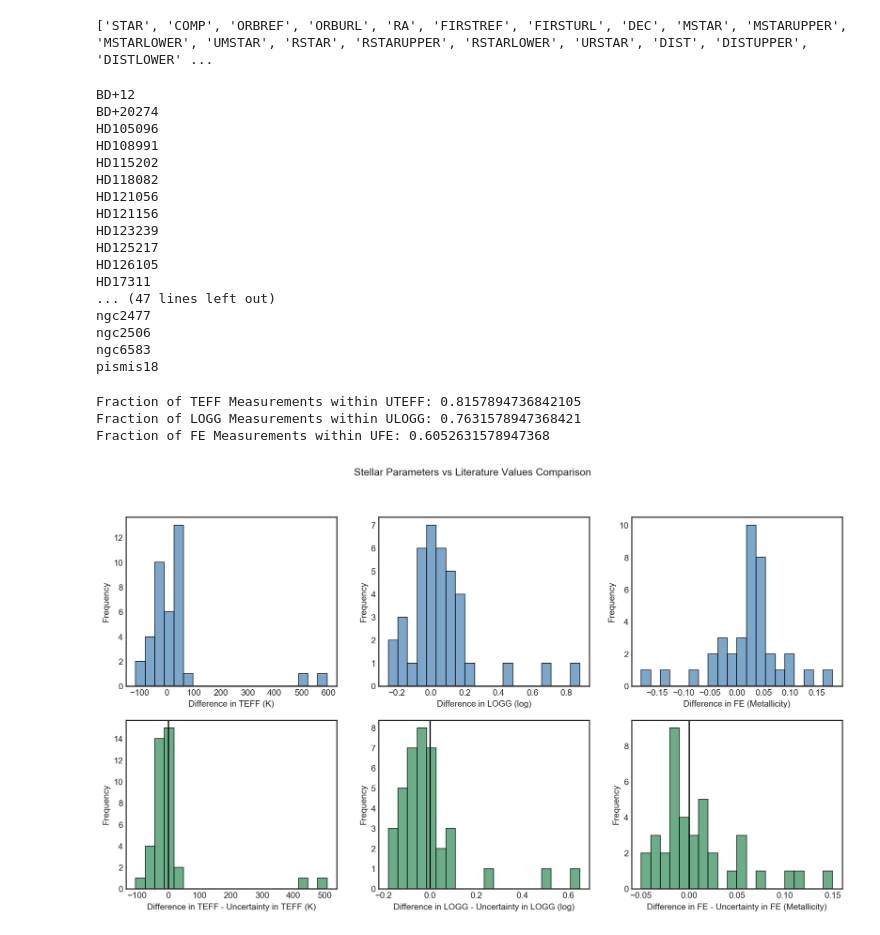
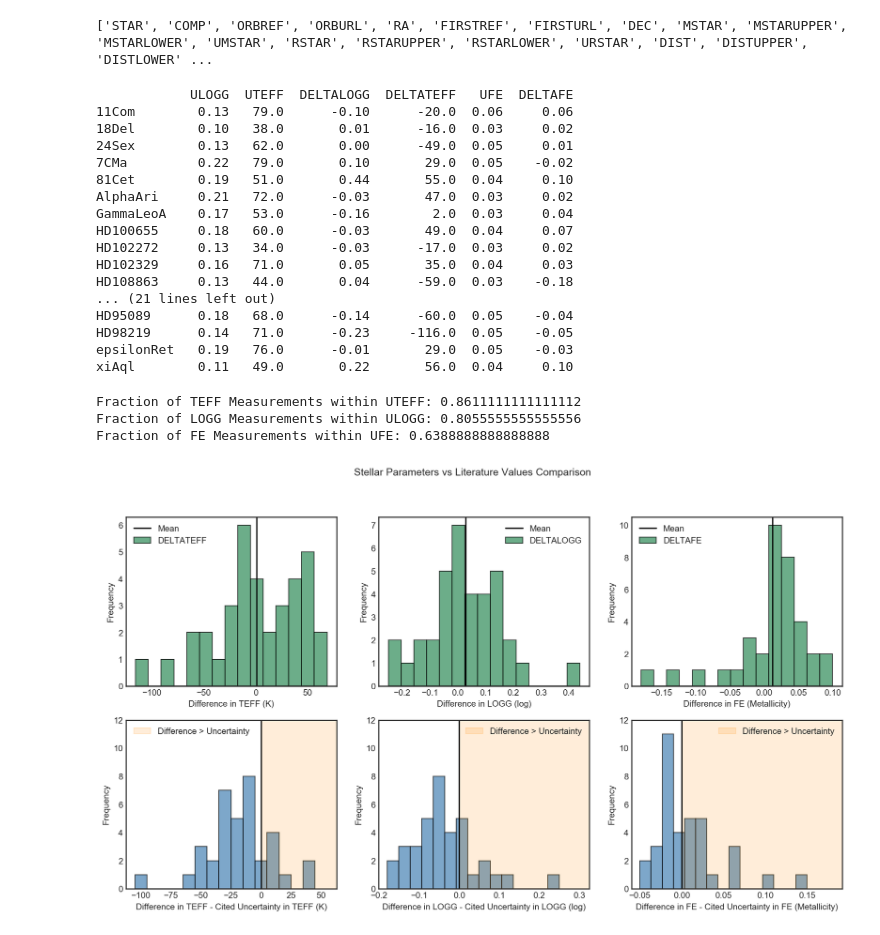
Before and after one commit to jkcarlberg/redgiant_planethosts, a Jupyter notebook: stellar_param_comp.ipynb, the cells around one changed output. Drawn from its saved outputs; the diff is of its cells as text; code cells hidden in the pictures.

Commit message:
fixed plots

```diff
--- a/stellar_param_comp.ipynb
+++ b/stellar_param_comp.ipynb
@@ -42,11 +42,14 @@ param_df = pd.DataFrame.from_dict(stellar_param_dict, orient='index')
 
 cross_ref_dict = {}
 for row in param_df.iterrows():
-    logg, teff, metal = row[1][:]
+    teff, metal, logg = row[1][:]
+    if 'ngc' in row[0]:
+        continue
     exo_df_subset = [s for s in list(exo_df['STAR']) if row[0].lower() in s.replace(' ','').lower()]
-    if len(exo_df_subset) == 0:
-        print(row[0])
+    if len(exo_df_subset)== 0:
+        #print(row[0])
         continue
+    #print(row[0])
     exo_match = exo_df[exo_df['STAR'] == exo_df_subset[0]]
     exo_match = exo_match.head(1) # If there's multiple planets multiple matchs will happen, just take the first one
 
@@ -58,51 +61,62 @@ for row in param_df.iterrows():
     cross_ref_dict[row[0]] = match_dict
 
 cross_ref_df = pd.DataFrame.from_dict(cross_ref_dict, orient='index')
+print(cross_ref_df)
 # %% [output]
-BD+12
-BD+20274
-HD105096
-HD108991
-HD115202
-HD118082
-HD121056
-HD121156
-HD123239
-HD125217
-HD126105
-HD17311
-... (47 lines left out)
-ngc2477
-ngc2506
-ngc6583
-pismis18
+            ULOGG  UTEFF  DELTALOGG  DELTATEFF   UFE  DELTAFE
+11Com        0.13   79.0      -0.10      -20.0  0.06     0.06
+18Del        0.10   38.0       0.01      -16.0  0.03     0.02
+24Sex        0.13   62.0       0.00      -49.0  0.05     0.01
+7CMa         0.22   79.0       0.10       29.0  0.05    -0.02
+81Cet        0.19   51.0       0.44       55.0  0.04     0.10
+AlphaAri     0.21   72.0      -0.03       47.0  0.03     0.02
+GammaLeoA    0.17   53.0      -0.16        2.0  0.03     0.04
+HD100655     0.18   60.0      -0.03       49.0  0.04     0.07
+HD102272     0.13   34.0      -0.03      -17.0  0.03     0.02
+HD102329     0.16   71.0       0.05       35.0  0.04     0.03
+HD108863     0.13   44.0       0.04      -59.0  0.03    -0.18
+... (21 lines left out)
+HD95089      0.18   68.0      -0.14      -60.0  0.05    -0.04
+HD98219      0.14   71.0      -0.23     -116.0  0.05    -0.05
+epsilonRet   0.19   76.0      -0.01       29.0  0.05    -0.03
+xiAql        0.11   49.0       0.22       56.0  0.04     0.10
 # %%
 fig, axes = plt.subplots(2,3, figsize=(15,8), dpi = 150)
 quantities = ['DELTATEFF', 'DELTALOGG', 'DELTAFE']
 uncertainties = ['UTEFF', 'ULOGG', 'UFE']
 units = ['K', 'log', 'Metallicity']
 for idx,ax in enumerate(axes[0]):
     #ax.set_xlim(-125,125)
-    ax.hist(cross_ref_df[quantities[idx]], histtype='bar',ec='black', color = 'steelblue', alpha = 0.7, bins = 20)
+    ax.hist(cross_ref_df[quantities[idx]], histtype='bar',ec='black', color = 'seagreen', alpha = 0.7, bins = 15)
     ax.set_xlabel("Difference in {} ({})".format(quantities[idx][5:], units[idx]))
     ax.set_ylabel("Frequency")
+    #ax.set_ylim([0,12])
+    ax.axvline(np.mean(cross_ref_df[quantities[idx]]), color='k', label = 'Mean')
+    ax.legend()
 
 for idx,ax in enumerate(axes[1]):
-    ax.set_xlabel("Difference in {} - Uncertainty in {} ({})".format(quantities[idx][5:],quantities[idx][5:], units[idx]))
-    ax.hist(abs(cross_ref_df[quantities[idx]]) - cross_ref_df[uncertainties[idx]], histtype='bar',ec='black', color='seagreen', alpha=0.7, bins=20)
+    ax.set_xlabel("Difference in {} - Cited Uncertainty in {} ({})".format(quantities[idx][5:],quantities[idx][5:], units[idx]))
+    ax.hist(abs(cross_ref_df[quantities[idx]]) - cross_ref_df[uncertainties[idx]], histtype='bar',ec='black', color='steelblue', alpha=0.7, bins=15)
     ax.set_ylabel("Frequency")
     ax.axvline(0, color='k')
+    left, right = ax.get_xlim()
+    ax.set_ylim([0,12])
+    ax.axvspan(0, 1.2*right, alpha=0.15, color='darkorange', label="Difference > Uncertainty")
+    ax.set_xlim([left,1.2*right])
+    #ax.text(right/10,0.7*top, "Diff > Unc")
+    ax.legend()
+
 fig.suptitle("Stellar Parameters vs Literature Values Comparison")
 #plt.tight_layout()
 plt.savefig("plots/literature_comparison.png")
 print("Fraction of TEFF Measurements within UTEFF: {}".format(np.sum((cross_ref_df['DELTATEFF']-cross_ref_df['UTEFF']) <= 0)/ len(list(cross_ref_df['DELTATEFF']))))
 print("Fraction of LOGG Measurements within ULOGG: {}".format(np.sum((cross_ref_df['DELTALOGG']-cross_ref_df['ULOGG']) <= 0)/ len(list(cross_ref_df['DELTALOGG']))))
 print("Fraction of FE Measurements within UFE: {}".format(np.sum((cross_ref_df['DELTAFE']-cross_ref_df['UFE']) <= 0)/ len(list(cross_ref_df['DELTAFE']))))
 # %% [output]
-Fraction of TEFF Measurements within UTEFF: 0.8157894736842105
-Fraction of LOGG Measurements within ULOGG: 0.7631578947368421
-Fraction of FE Measurements within UFE: 0.6052631578947368
+Fraction of TEFF Measurements within UTEFF: 0.8611111111111112
+Fraction of LOGG Measurements within ULOGG: 0.8055555555555556
+Fraction of FE Measurements within UFE: 0.6388888888888888
-[figure, old version]
+[figure, new version]
 # %%
 print(len(cross_ref_df))
 cross_ref_df[['DELTATEFF','UTEFF','DELTALOGG','ULOGG','DELTAFE','UFE']]
```
Also changed, not shown: parts of 2 cells of this notebook.
